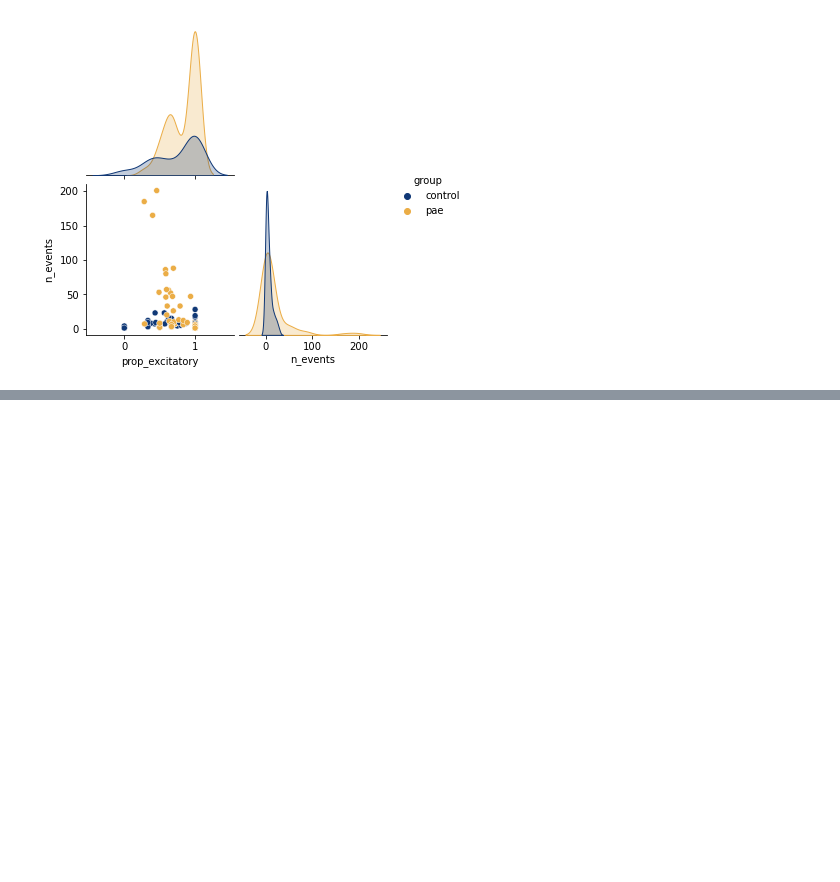
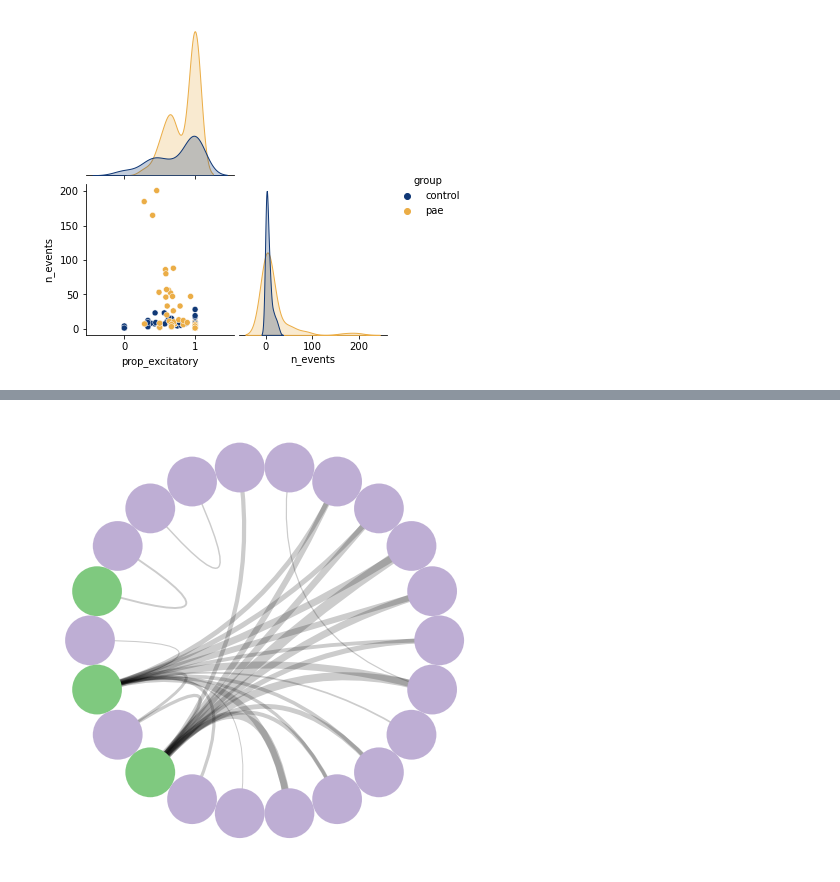
Before and after one commit to ryanharvey1/cell_assembly_replay, a Jupyter notebook: notebooks/monosynaptic.ipynb, the cells around one changed output, grey strips where cells are left out. Saved outputs shown, nothing was run; the diff lists cells and outputs as text; code cells hidden in the pictures; blank space fills up the shorter version.

```diff
--- a/notebooks/monosynaptic.ipynb
+++ b/notebooks/monosynaptic.ipynb
@@ -383,0 +503,9 @@ prop_df.to_csv(r'F:\Projects\PAE_PlaceCell\analysis\monosynaptic\post_processed\
+# %%
+session = 'LEM3116_S20180717110938'
+# session = 'LEM3206_S20190718143924'
+curr_sess = df2[(df2.session == session)]
+
+interactions = curr_sess[['ref','target','trans_prob']]
+
+interactions['ref'] = interactions['ref'].astype(str)
+interactions['target'] = interactions['target'].astype(str)
@@ -383,0 +523,36 @@ prop_df.to_csv(r'F:\Projects\PAE_PlaceCell\analysis\monosynaptic\post_processed\
+# %%
+G=nx.Graph(name='network')
+interactions = np.array(interactions) # convert to array for clarity
+for i in range(len(interactions)):
+    interaction = interactions[i]
+    a = interaction[0]
+    b = interaction[1]
+    w = interaction[2] # score as weighted edge
+    # To include all the weighted connections|, uncomment the following line
+    G.add_weighted_edges_from([(a,b,w)])
+# %%
+# function to rescale list of values to range [newmin,newmax]
+def rescale(l,newmin,newmax,rnd=False):
+    arr = list(l)
+    return [round((x-min(arr))/(max(arr)-min(arr))*(newmax-newmin)+newmin,2) for x in arr]
+
+nodelist = [n for n in G.nodes]
+ws = rescale([float(G[u][v]['weight']) for u,v in G.edges],1,10) # can change line thickness by the rescale factor
+edgelist = [(str(u),str(v),{"weight":ws.pop(0)}) for u,v in G.edges]
+
+# create new graph using nodelist and edgelist
+g = nx.Graph(name='network')
+g.add_nodes_from(nodelist)
+g.add_edges_from(edgelist)
+# go through nodes in graph G and store their degree as "class" in graph g
+for v in G:
+    if any(v == curr_sess.ref.astype(str)):
+        g.nodes[v]["class"] = np.array((curr_sess.cell_type_ref[v == curr_sess.ref.astype(str)] == 'pyr')*1)[0]
+    elif any(v == curr_sess.target.astype(str)):
+        g.nodes[v]["class"] = np.array((curr_sess.cell_type_target[v == curr_sess.target.astype(str)] == 'pyr')*1)[0]
+# %%
+c = CircosPlot(graph=g,figsize=(8, 8), node_color="class",
+               edge_width="weight")
+c.draw()
+# %% [output]
+[figure, added]
```
Also changed, not shown: parts of 12 cells of this notebook.
